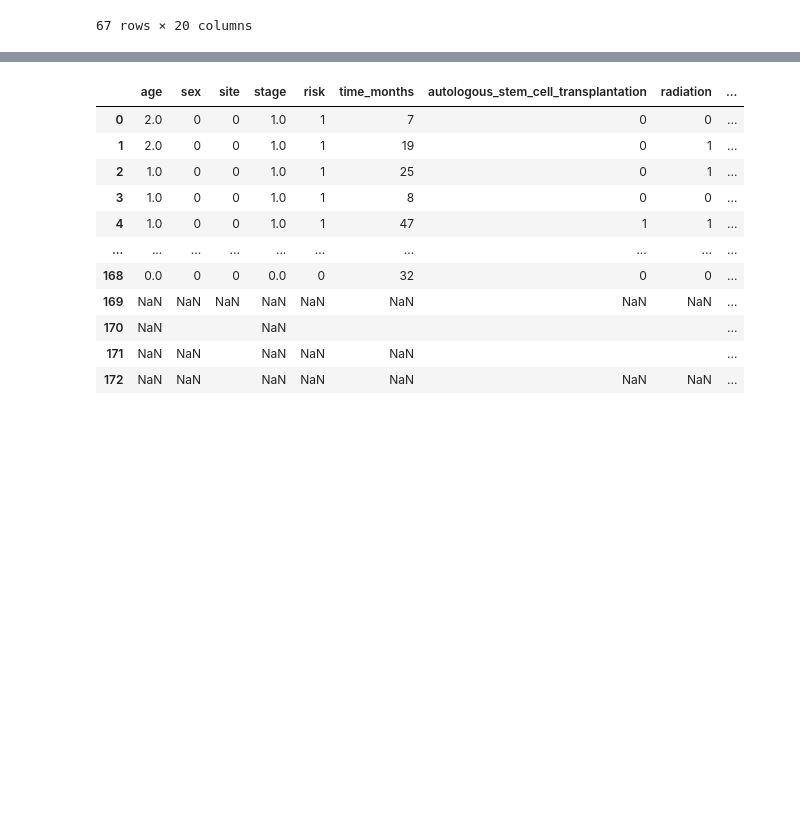
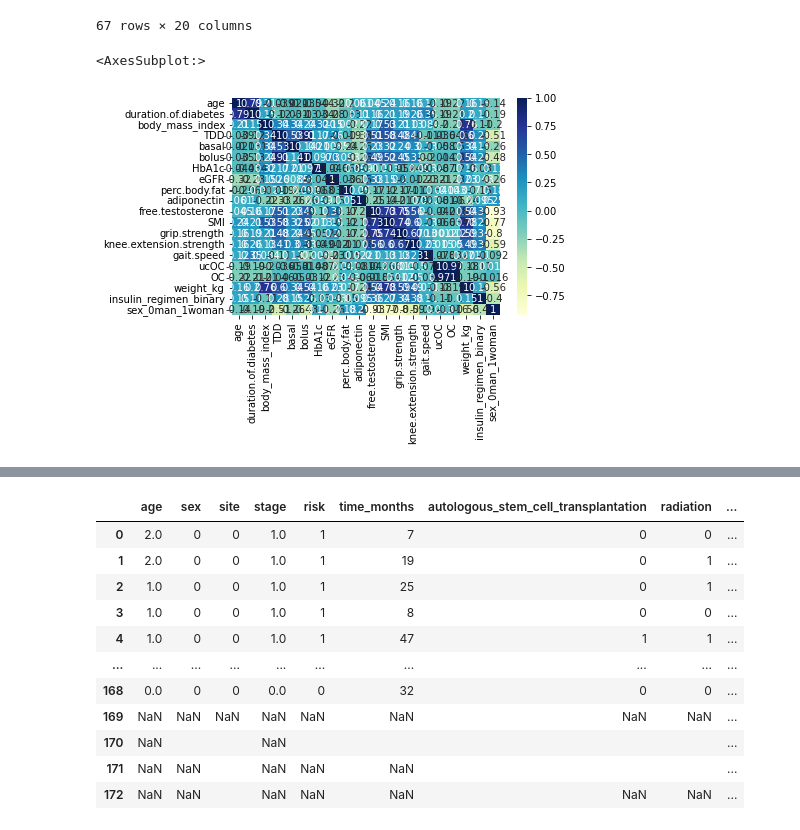
Before and after one commit to G1oLo/Dunn-Index, a Jupyter notebook: Dunn Index.ipynb, the cells around one changed output, grey strips where cells are left out. Drawn from its saved outputs; the diff is of its cells as text; code cells hidden in the pictures; blank space fills up the shorter version.

```diff
--- a/Dunn Index.ipynb
+++ b/Dunn Index.ipynb
@@ -727,3 +746,8 @@ dati_3
 | 65 | 36 | 29 | 24 | 34.0 | 16.0 | 18.0 | 6.8 | 93.7 | ... |
 | 66 | 37 | 26 | 23 | 35.2 | 16.5 | 18.7 | 5.6 | 94.1 | ... |
 67 rows × 20 columns
+# %%
+sns.heatmap(dati_3.corr(), cmap="YlGnBu", annot=True)
+# %% [output]
+<AxesSubplot:>
+[figure, added]
```
Also changed, not shown: parts of 22 cells of this notebook.
